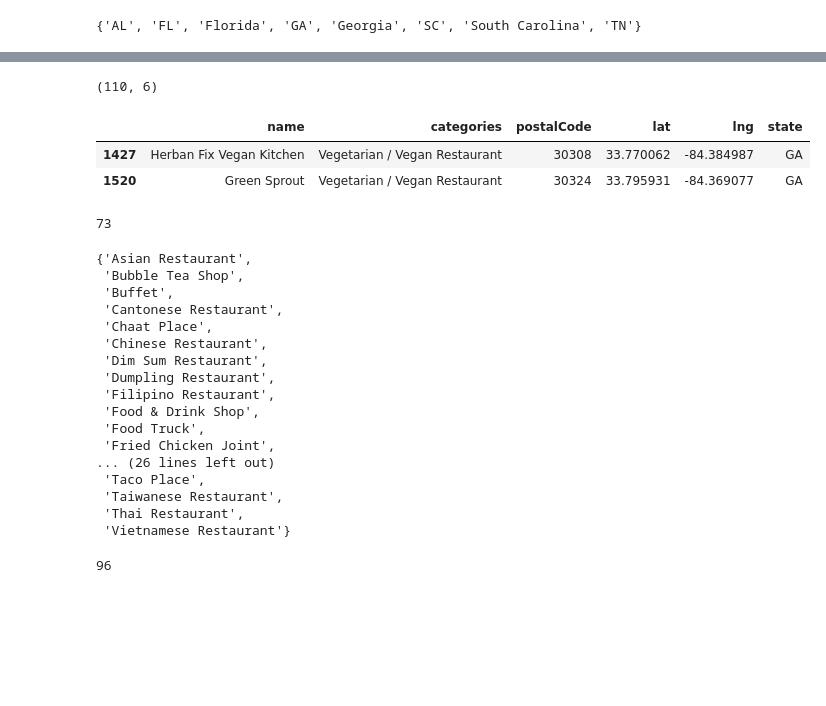
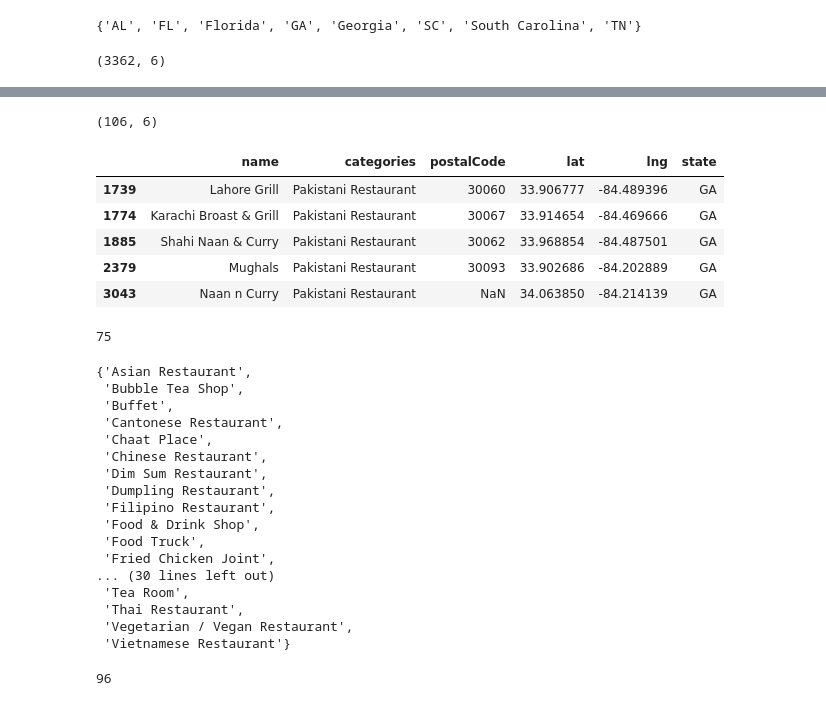
Before and after one commit to JamesDCage/Final-Week-0, a Jupyter notebook: Extracting_Data_from_Foursquare.ipynb, the cells around one changed output, grey strips where cells are left out. Drawn from its saved outputs; the diff is of its cells as text; code cells hidden in the pictures; blank space fills up the shorter version.

```diff
--- a/Extracting_Data_from_Foursquare.ipynb
+++ b/Extracting_Data_from_Foursquare.ipynb
@@ -64,7 +64,7 @@ def split_box(box, purpose="number"):
     # purpose = "number" - if the number of returned results is 100 or more,
     #                      indicating that the query "maxed out"
 
-    MAX_DELTA_LAT = 0.8   # Max allowable difference in latitude between corners
+    MAX_DELTA_LAT = 0.9   # Max allowable difference in latitude between corners
     MAX_DELTA_LNG = 0.9   # Max difference in longitude between corners
 
     delta_lat = abs(box[0][0] - box[1][0])
@@ -76,8 +76,8 @@ def split_box(box, purpose="number"):
         lat_divisions = lng_divisions = 2 # Break the box into 4 sub-boxesx
 
     elif purpose == "size":  # Splitting because box is too large for Foursquare
-        lat_divisions = np.ceil(delta_lat / MAX_DELTA_LAT)
-        lng_divisions = np.ceil(delta_lng / MAX_DELTA_LNG)
+        lat_divisions = int(np.ceil(delta_lat / MAX_DELTA_LAT))
+        lng_divisions = int(np.ceil(delta_lng / MAX_DELTA_LNG))
 
     else:
         raise ValueError("This function only supports 'size' and 'number' box splitting")
@@ -198,6 +200,10 @@ set(df_venues.state)
 # %%
 df_georgia = df_venues[df_venues['state'].isin(['GA', 'Georgia'])]
 # df_georgia = df_venues[df_venues['state'].isin(['AL', 'Alabama'])]
+
+df_georgia.shape
+# %% [output]
+(3362, 6)
 # %%
 bad_list = [ 'American Restaurant',
  # 'Asian Restaurant',
@@ -297,18 +303,21 @@ bad_list
 # %%
 df_georgia[df_georgia['categories'].isin(bad_list)].shape
 # %% [output]
-(110, 6)
+(106, 6)
 # %%
-df_georgia[df_georgia['categories'].isin(['Vegetarian / Vegan Restaurant'])]
+df_georgia[df_georgia['categories'].isin(['Pakistani Restaurant'])]
 # %% [output]
 |  | name | categories | postalCode | lat | lng | state |
-| 1427 | Herban Fix Vegan Kitchen | Vegetarian / Vegan Restaurant | 30308 | 33.770062 | -84.384987 | GA |
-| 1520 | Green Sprout | Vegetarian / Vegan Restaurant | 30324 | 33.795931 | -84.369077 | GA |
+| 1739 | Lahore Grill | Pakistani Restaurant | 30060 | 33.906777 | -84.489396 | GA |
+| 1774 | Karachi Broast & Grill | Pakistani Restaurant | 30067 | 33.914654 | -84.469666 | GA |
+| 1885 | Shahi Naan & Curry | Pakistani Restaurant | 30062 | 33.968854 | -84.487501 | GA |
+| 2379 | Mughals | Pakistani Restaurant | 30093 | 33.902686 | -84.202889 | GA |
+| 3043 | Naan n Curry | Pakistani Restaurant | NaN | 34.063850 | -84.214139 | GA |
 # %%
 print(len(set(df_georgia['categories'])))
 good_list = set(df_georgia['categories']) - set(bad_list)
 # %% [output]
-73
+75
 # %%
 good_list
 # %% [output]
@@ -324,10 +333,10 @@ good_list
  'Food & Drink Shop',
  'Food Truck',
  'Fried Chicken Joint',
-... (26 lines left out)
- 'Taco Place',
- 'Taiwanese Restaurant',
+... (30 lines left out)
+ 'Tea Room',
  'Thai Restaurant',
+ 'Vegetarian / Vegan Restaurant',
  'Vietnamese Restaurant'}
 # %%
 
```
Also changed, not shown: parts of 4 cells of this notebook.
